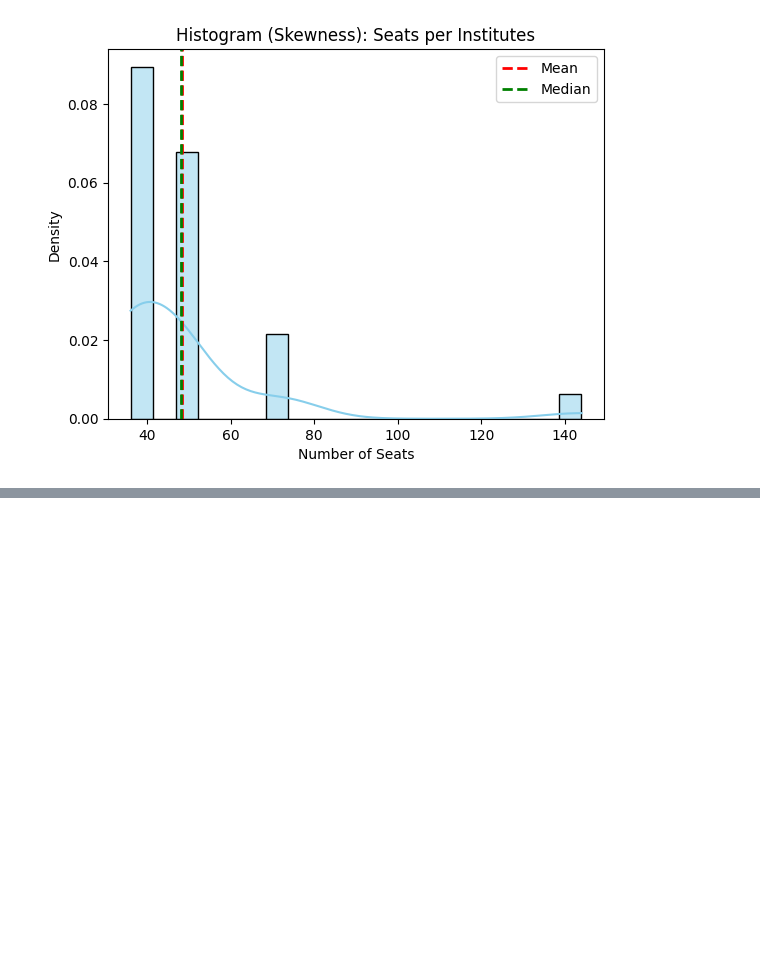
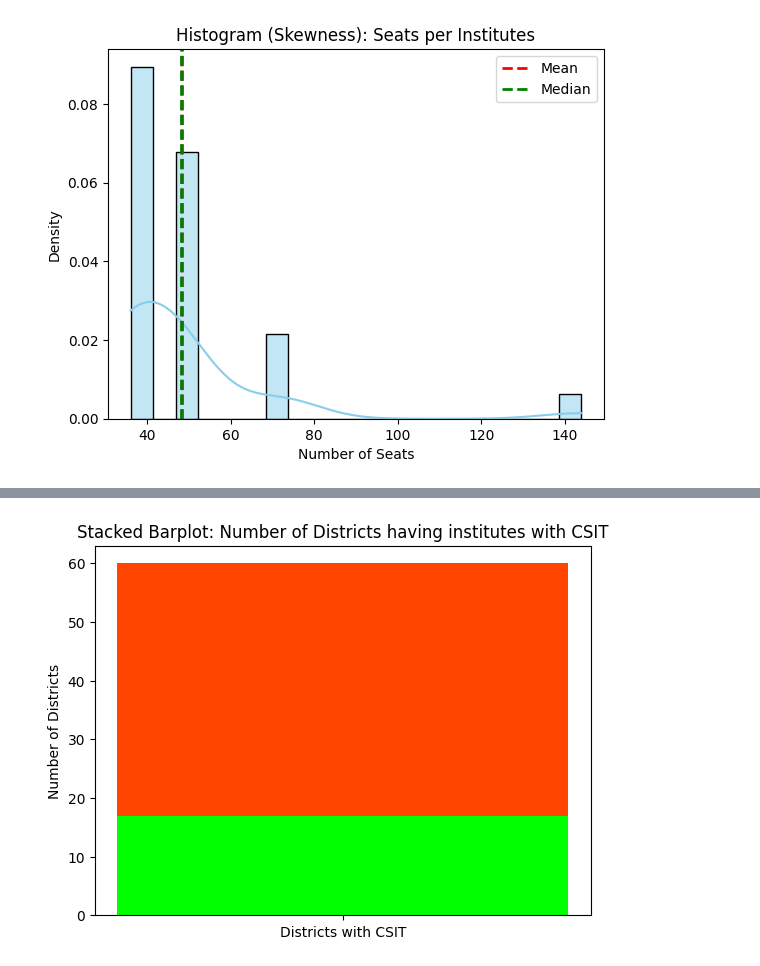
Before and after one commit to aveeyan/CSITAnalyticsNepal, a Jupyter notebook: basic_stats.ipynb, the cells around one changed output, grey strips where cells are left out. Cells and saved outputs as stored; diff of their text form; code cells hidden in the pictures; blank space fills up the shorter version.

Commit message:
Added analytics for number of districts with CSIT programme

```diff
--- a/basic_stats.ipynb
+++ b/basic_stats.ipynb
@@ -235,3 +235,16 @@ plt.legend()
 plt.show()
 # %% [output]
 [figure]
+# %%
+# Calculations IV-A: Count of districts having institution with CSIT
+# unique() method returns unique data from a column
+
+TOTAL_DISTRICTS = 77
+districts_csit = df["District"].unique()
+districts_csit_count = len(districts_csit)
+
+print("Districts having institutes with CSIT:", districts_csit_count, "out of", TOTAL_DISTRICT, "districts")
+
+print("\nList of Districts:")
+for district in districts_csit:
+    print(f"- {district}")
@@ -237,0 +272,14 @@ plt.show()
+# %%
+# Visualization IV-A: Bar-Chart of Districts having institutes with CSIT
+fig, ax = plt.subplots()
+
+data = [TOTAL_DISTRICTS - districts_csit_count, districts_csit_count]
+colors = ["orangered", "lime"]
+
+ax.bar("Districts with CSIT", data, color=colors)
+ax.set_ylabel("Number of Districts")
+ax.set_title("Stacked Barplot: Number of Districts having institutes with CSIT")
+
+plt.show()
+# %% [output]
+[figure, added]
```
Also changed, not shown: parts of 3 cells of this notebook.
